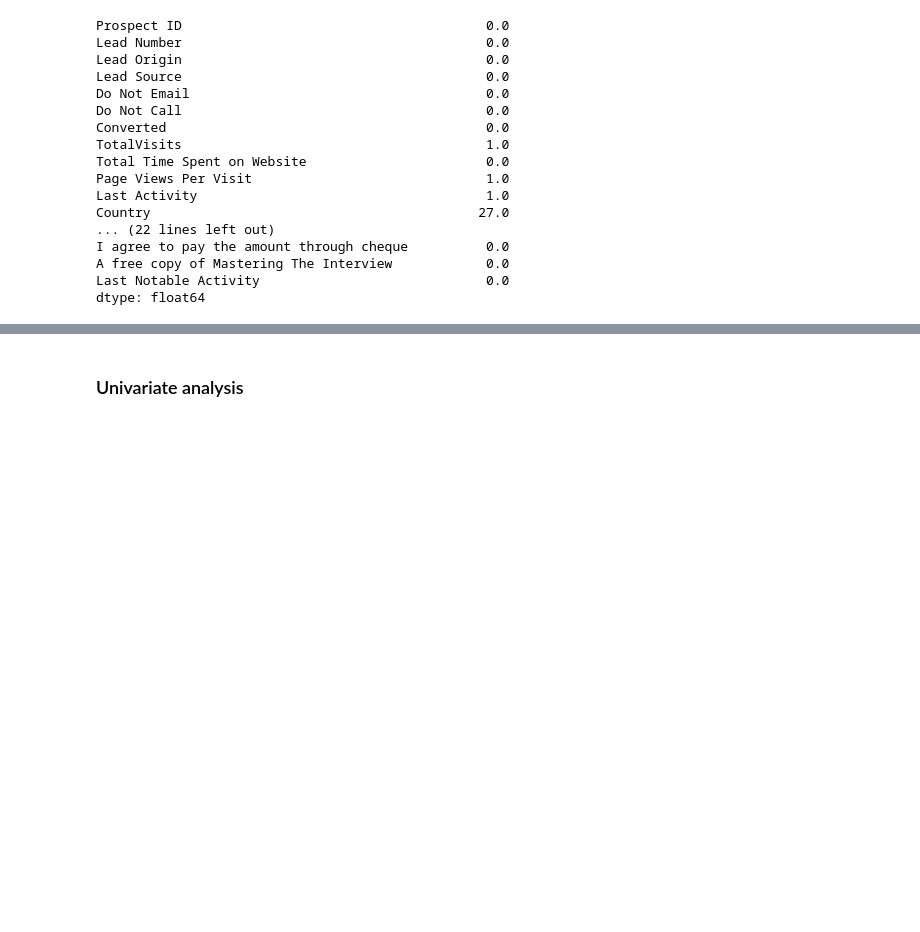
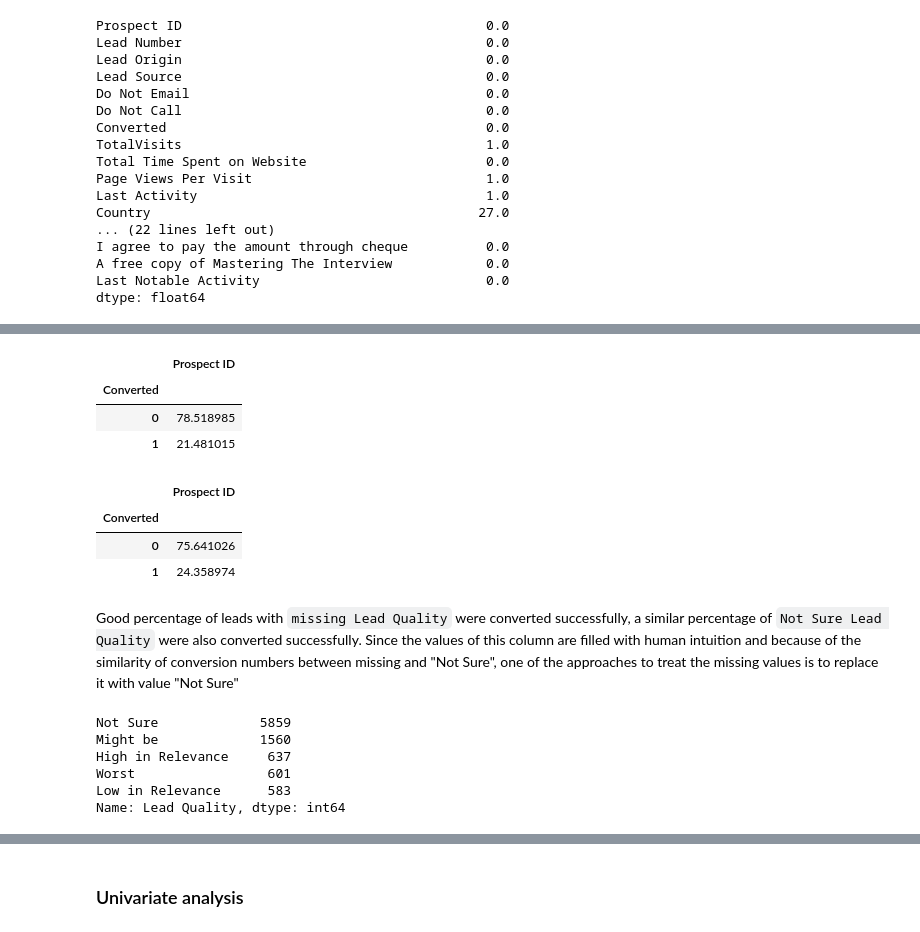
Before and after one commit to shaunakbatra/Project, a Jupyter notebook: Lead Scoring Case Study.ipynb, the cells around one changed output, grey strips where cells are left out. Cells and saved outputs as stored; diff of their text form; code cells hidden in the pictures; blank space fills up the shorter version.

```diff
--- a/Lead Scoring Case Study.ipynb
+++ b/Lead Scoring Case Study.ipynb
@@ -99,0 +161,29 @@ dtype: float64
+# %%
+#Percantage of conversions with lead quality missing
+(df.loc[df['Lead Quality'].isnull()].groupby('Converted').count()/df['Lead Quality'].isnull().sum()*100)[['Prospect ID']]
+# %% [output]
+|  | Prospect ID |
+| Converted |  |
+| 0 | 78.518985 |
+| 1 | 21.481015 |
+# %%
+#Percantage of conversions with lead quality Not Sure
+(df.loc[df['Lead Quality']== "Not Sure"].groupby('Converted').count()/df['Lead Quality'].value_counts()['Not Sure']*100)[['Prospect ID']]
+# %% [output]
+|  | Prospect ID |
+| Converted |  |
+| 0 | 75.641026 |
+| 1 | 24.358974 |
+# %% [markdown]
+Good percentage of leads with `missing Lead Quality` were converted successfully, a similar percentage of `Not Sure Lead Quality` were also converted successfully. Since the values of this column are filled with human intuition and because of the similarity of conversion numbers between missing and "Not Sure", one of the approaches to treat the missing values is to replace it with value "Not Sure"
+# %%
+#Imputing Lead Quality value to be Not Sure
+df['Lead Quality'].fillna('Not Sure', inplace = True)
+df['Lead Quality'].value_counts()
+# %% [output]
+Not Sure             5859
+Might be             1560
+High in Relevance     637
+Worst                 601
+Low in Relevance      583
+Name: Lead Quality, dtype: int64
```
Also changed, not shown: parts of 44 cells of this notebook.
